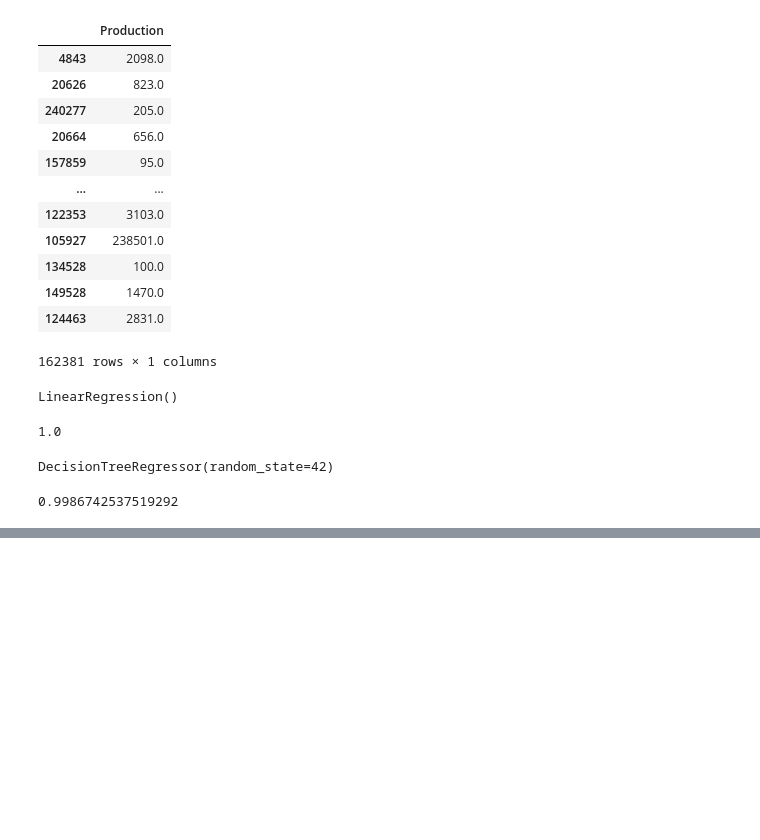
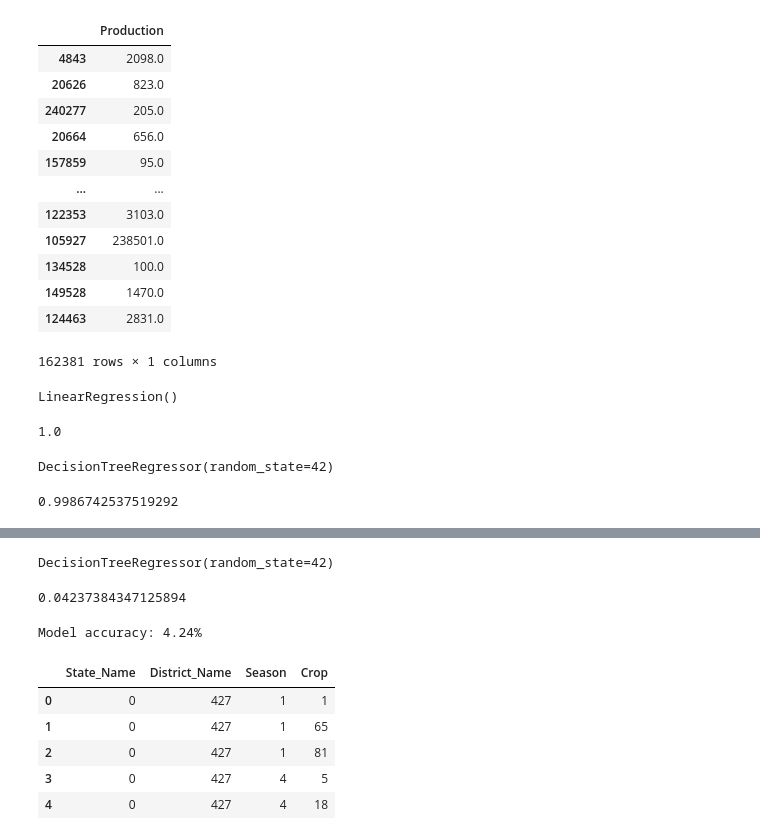
Before and after one commit to LordZerror/LordZerror-TRINIT-CodeBugsAurZindagi-ML, a Jupyter notebook: hackathon.ipynb, the cells around one changed output, grey strips where cells are left out. Drawn from its saved outputs; the diff is of its cells as text; code cells hidden in the pictures; blank space fills up the shorter version.

```diff
--- a/hackathon.ipynb
+++ b/hackathon.ipynb
@@ -173,0 +222,8 @@ r2_score(y_test,preds)
+# %%
+import pandas as pd
+from sklearn.tree import DecisionTreeRegressor
+from sklearn.model_selection import train_test_split
+from sklearn.preprocessing import OneHotEncoder, LabelEncoder
+
+# Load the data into a pandas DataFrame
+data = pd.read_csv('./content/crop_production.csv')
@@ -173,0 +247,3 @@ r2_score(y_test,preds)
+# %%
+data = data[data["Production"] != 0]
+data = data.drop(["Crop_Year", "Area", "Production"], axis=1)
@@ -173,0 +264,7 @@ r2_score(y_test,preds)
+# %%
+le = LabelEncoder()
+# %%
+data["State_Name"] = le.fit_transform(data["State_Name"])
+data["District_Name"] = le.fit_transform(data["District_Name"])
+data["Season"] = le.fit_transform(data["Season"])
+data["Crop"] = le.fit_transform(data["Crop"])
@@ -173,0 +285,5 @@ r2_score(y_test,preds)
+# %%
+model = DecisionTreeRegressor(random_state=42)
+model.fit(X_train, y_train)
+# %% [output]
+DecisionTreeRegressor(random_state=42)
@@ -173,0 +292,20 @@ r2_score(y_test,preds)
+# %%
+from sklearn.metrics import mean_squared_error, r2_score
+mean_squared_error(y_test,preds)
+r2_score(y_test,preds)
+# %% [output]
+0.04237384347125894
+# %%
+score = model.score(X_test, y_test)
+print("Model accuracy: {:.2f}%".format(score * 100))
+# %% [output]
+Model accuracy: 4.24%
+# %%
+data.head()
+# %% [output]
+|  | State_Name | District_Name | Season | Crop |
+| 0 | 0 | 427 | 1 | 1 |
+| 1 | 0 | 427 | 1 | 65 |
+| 2 | 0 | 427 | 1 | 81 |
+| 3 | 0 | 427 | 4 | 5 |
+| 4 | 0 | 427 | 4 | 18 |
```
Also changed, not shown: parts of 12 cells of this notebook, 25 other files.
